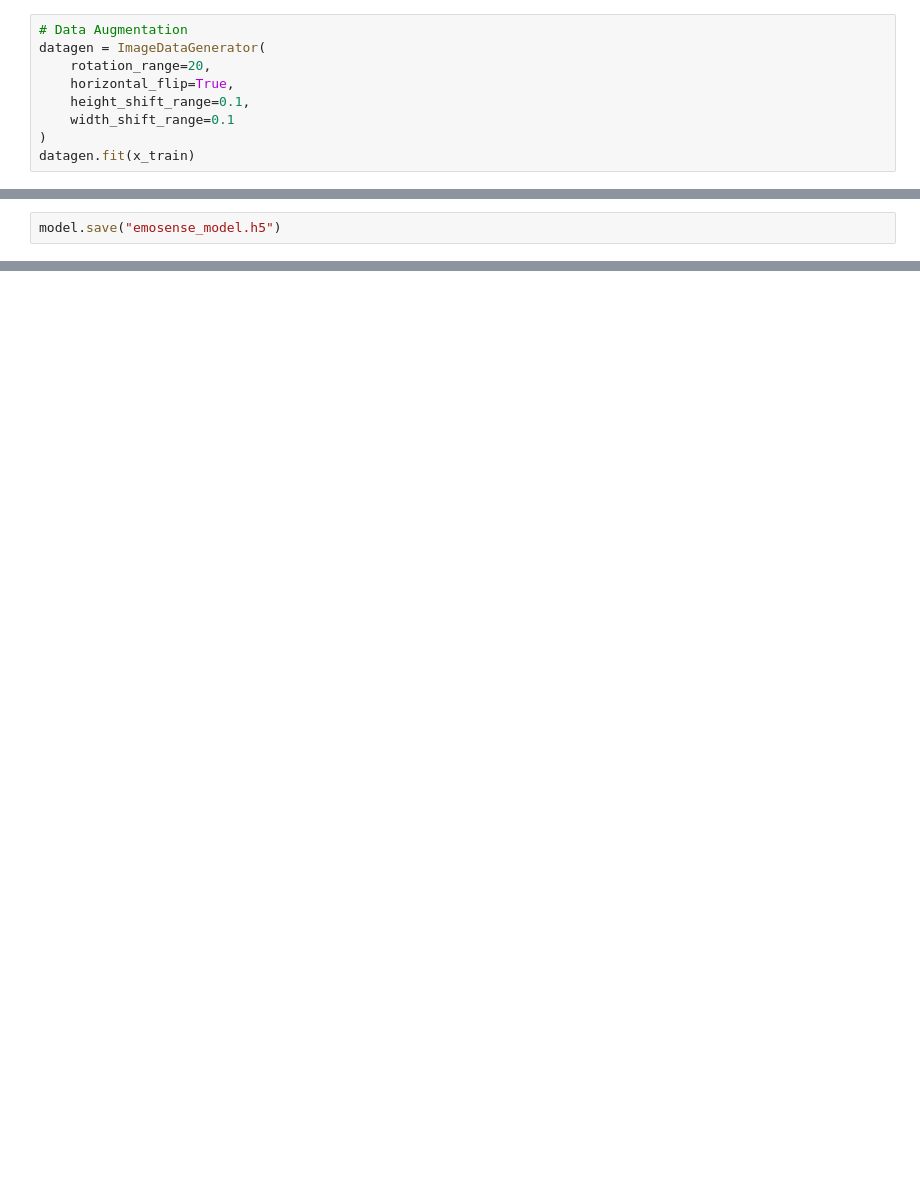
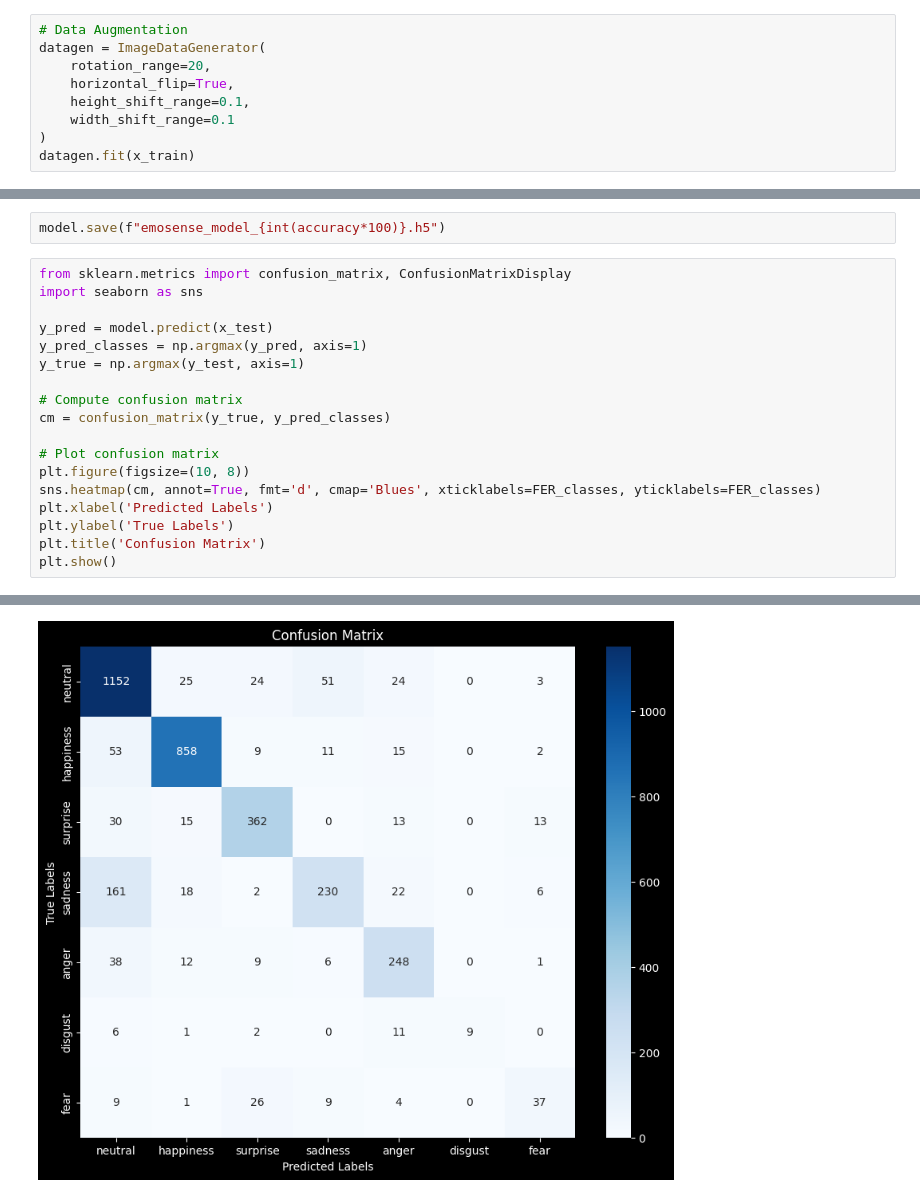
Before and after one commit to Emo-Sense/EmoSense, a Jupyter notebook: emosense-final-82.ipynb, the cells around one changed output, grey strips where cells are left out. Saved outputs shown, nothing was run; the diff lists cells and outputs as text; blank space fills up the shorter version.

```diff
--- a/emosense-final-82.ipynb
+++ b/emosense-final-82.ipynb
@@ -222,2 +213,21 @@ W0000 00:00:1717605097.839537      86 graph_launch.cc:671] Fallback to op-by-op
 # %%
-model.save("emosense_model.h5")
+model.save(f"emosense_model_{int(accuracy*100)}.h5")
+# %%
+from sklearn.metrics import confusion_matrix, ConfusionMatrixDisplay
+import seaborn as sns
+
+y_pred = model.predict(x_test)
+y_pred_classes = np.argmax(y_pred, axis=1)
+y_true = np.argmax(y_test, axis=1)
+
+# Compute confusion matrix
+cm = confusion_matrix(y_true, y_pred_classes)
+
+# Plot confusion matrix
+plt.figure(figsize=(10, 8))
+sns.heatmap(cm, annot=True, fmt='d', cmap='Blues', xticklabels=FER_classes, yticklabels=FER_classes)
+plt.xlabel('Predicted Labels')
+plt.ylabel('True Labels')
+plt.title('Confusion Matrix')
+plt.show()
+# %% [output]
@@ -223,0 +235 @@ model.save("emosense_model.h5")
+[figure, added]
```
Also changed, not shown: parts of 10 cells of this notebook.
